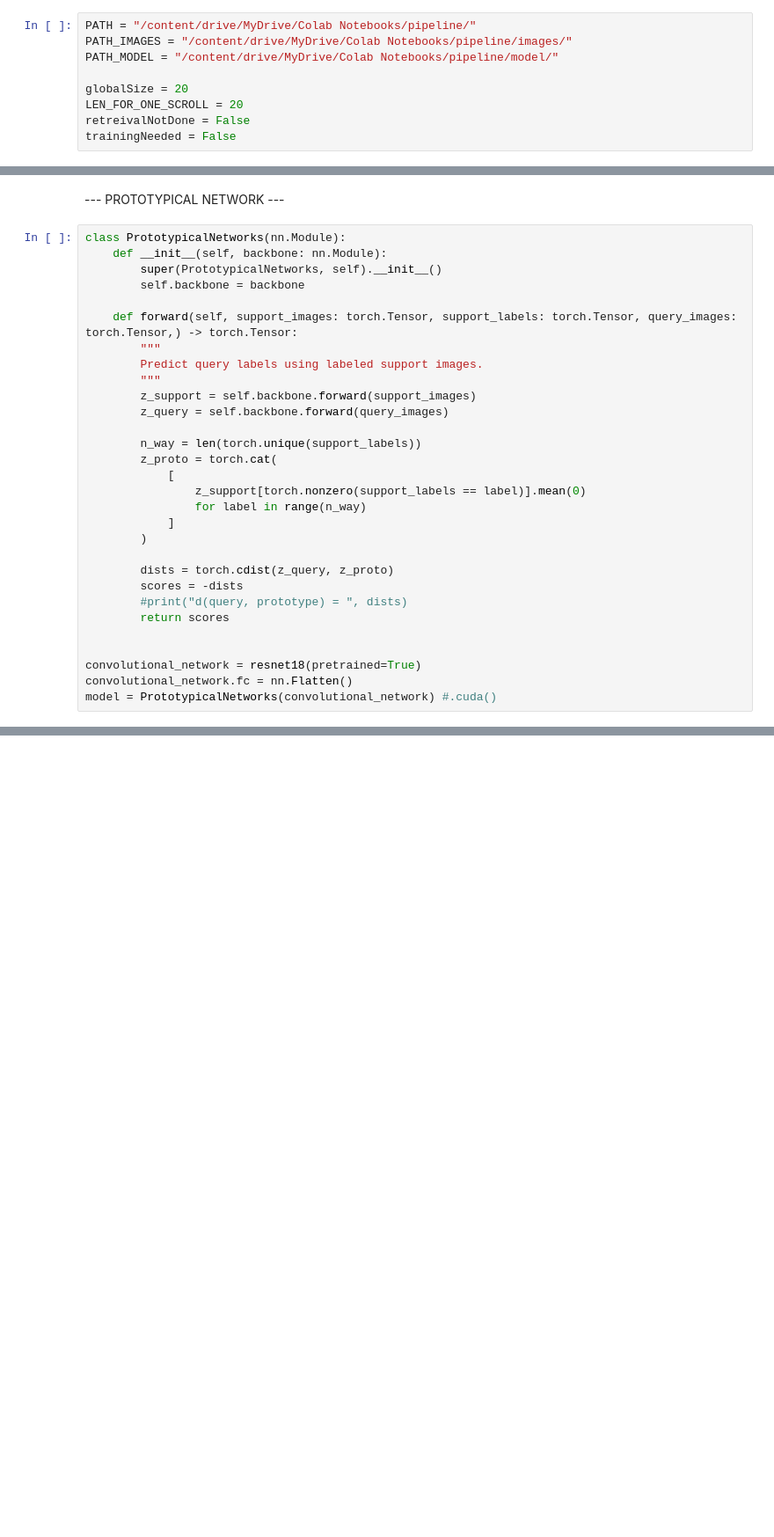
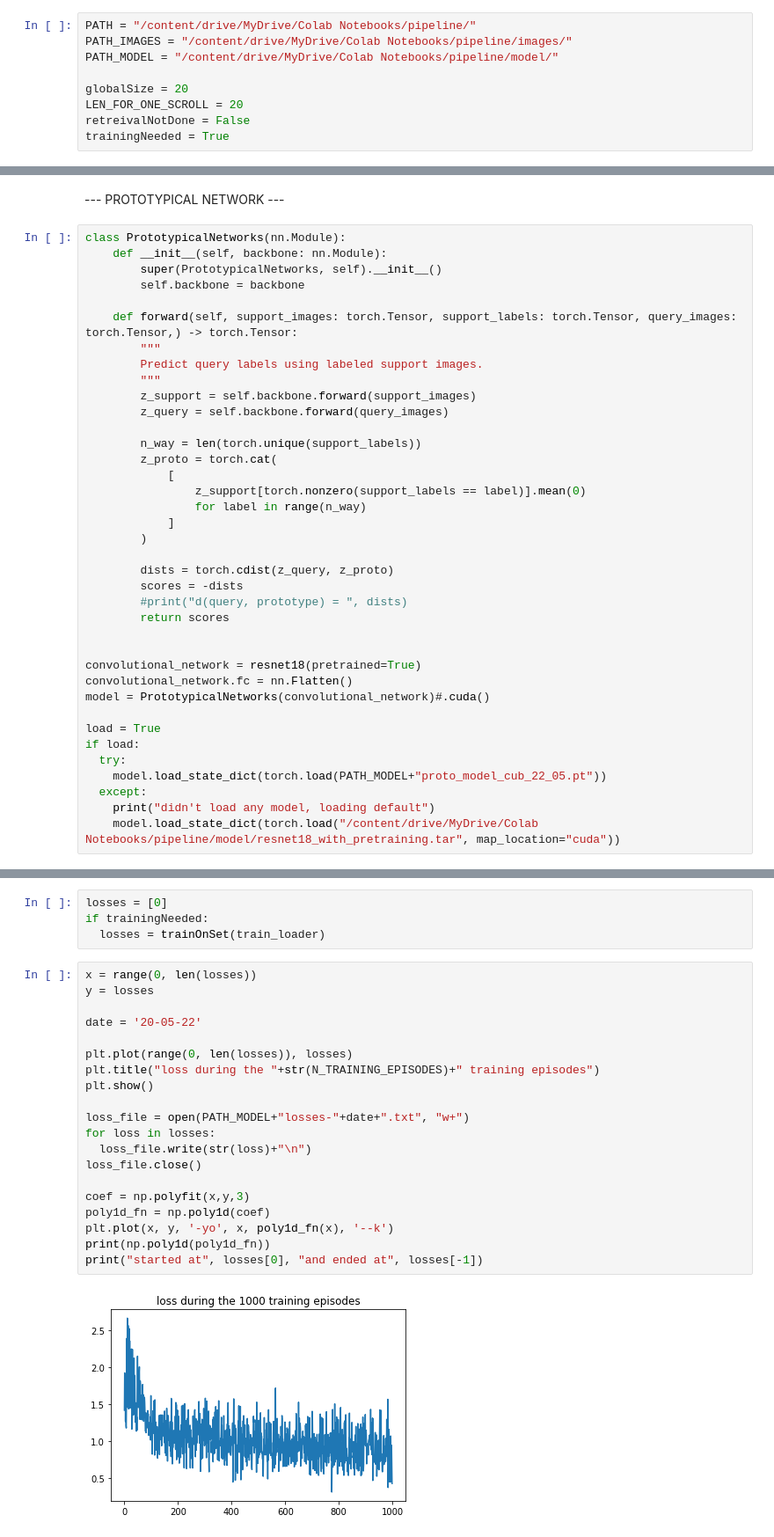
Before and after one commit to Taedriel/ZSL-v2, a Jupyter notebook: pipeline.ipynb, the cells around one changed output, grey strips where cells are left out. Shown at 88% size. Cells and saved outputs as stored; diff of their text form; blank space fills up the shorter version.

```diff
--- a/pipeline.ipynb
+++ b/pipeline.ipynb
@@ -61,7 +46,7 @@ PATH_MODEL = "/content/drive/MyDrive/Colab Notebooks/pipeline/model/"
 globalSize = 20
 LEN_FOR_ONE_SCROLL = 20
 retreivalNotDone = False
-trainingNeeded = False
+trainingNeeded = True
 # %%
 def createClasses(classesFile):
 
@@ -318,4 +381,12 @@ class PrototypicalNetworks(nn.Module):
 
 convolutional_network = resnet18(pretrained=True)
 convolutional_network.fc = nn.Flatten()
-model = PrototypicalNetworks(convolutional_network) #.cuda()
+model = PrototypicalNetworks(convolutional_network)#.cuda()
+
+load = True
+if load:
+  try:
+    model.load_state_dict(torch.load(PATH_MODEL+"proto_model_cub_22_05.pt"))
+  except:
+    print("didn't load any model, loading default")
+    model.load_state_dict(torch.load("/content/drive/MyDrive/Colab Notebooks/pipeline/model/resnet18_with_pretraining.tar", map_location="cuda"))
@@ -390,0 +494,26 @@ def printConfusionMatrix(confM, label_ids, class_ids, classNames):
+# %%
+losses = [0]
+if trainingNeeded:
+  losses = trainOnSet(train_loader)
+# %%
+x = range(0, len(losses))
+y = losses
+
+date = '20-05-22'
+
+plt.plot(range(0, len(losses)), losses)
+plt.title("loss during the "+str(N_TRAINING_EPISODES)+" training episodes")
+plt.show()
+
+loss_file = open(PATH_MODEL+"losses-"+date+".txt", "w+")
+for loss in losses:
+  loss_file.write(str(loss)+"\n")
+loss_file.close()
+
+coef = np.polyfit(x,y,3)
+poly1d_fn = np.poly1d(coef)
+plt.plot(x, y, '-yo', x, poly1d_fn(x), '--k')
+print(np.poly1d(poly1d_fn))
+print("started at", losses[0], "and ended at", losses[-1])
+# %% [output]
+[figure, added]
```
Also changed, not shown: parts of 21 cells of this notebook.
